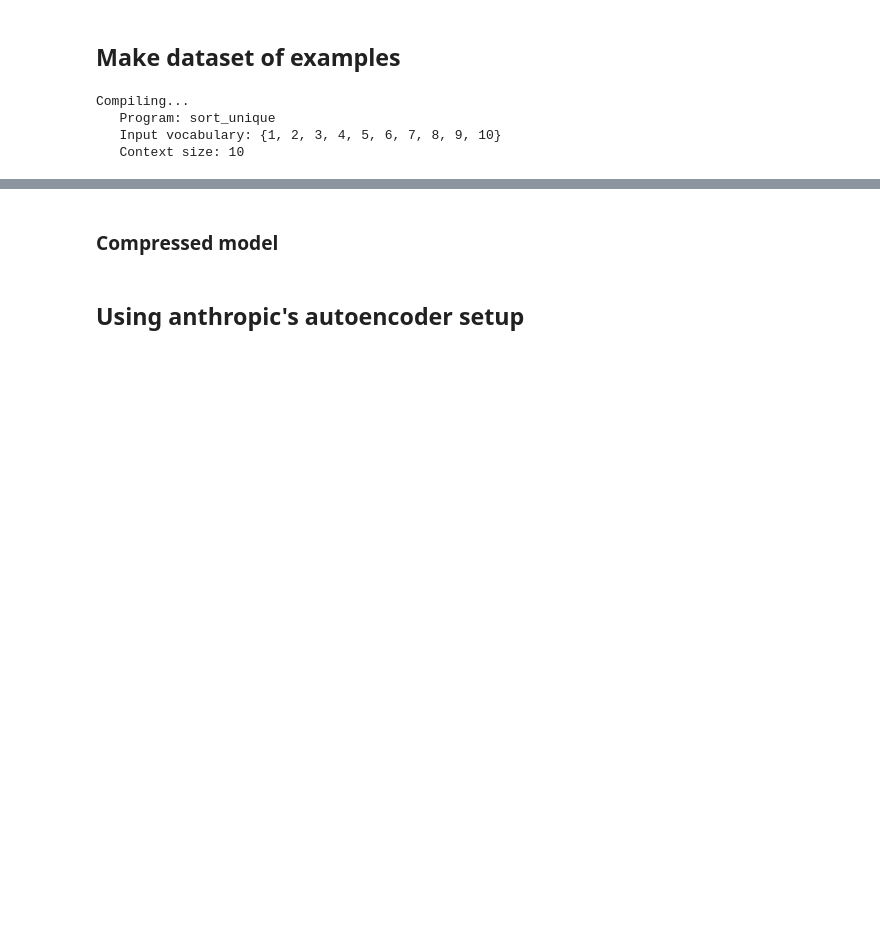
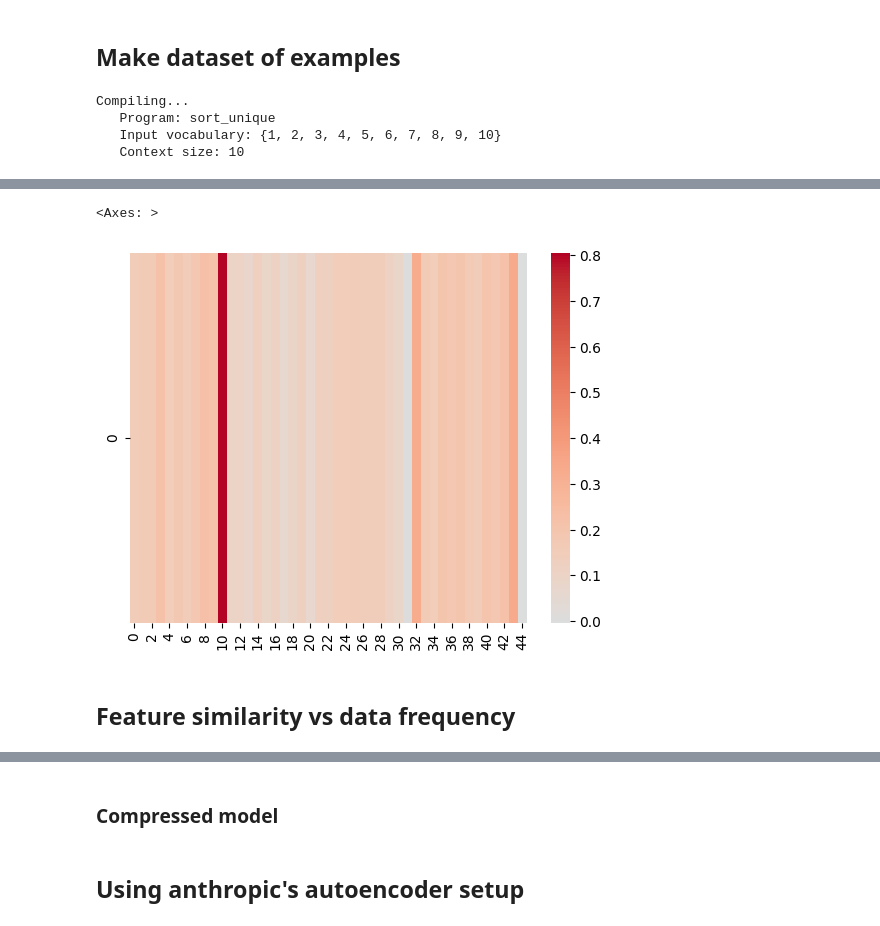
Before and after one commit to 0amp/feature_recovery, a Jupyter notebook: tracr/examples/ae_on_tracr.ipynb, the cells around one changed output, grey strips where cells are left out. Drawn from its saved outputs; the diff is of its cells as text; code cells hidden in the pictures; blank space fills up the shorter version.

```diff
--- a/tracr/examples/ae_on_tracr.ipynb
+++ b/tracr/examples/ae_on_tracr.ipynb
@@ -241,6 +242,23 @@ for d in tqdm(dataset):
       decoded = output.decoded[1:]
       check = sorted(d[1:])
       assert decoded == check, f"Expected {check}, got {decoded}"
+
+layer_outputs = np.array(layer_outputs).squeeze()
+residuals = np.array(residuals).squeeze()
+
+print(residuals.shape)
+# post_attn_1 = residuals[:, 1].squeeze()
+post_attn_1 = residuals
+print(post_attn_1.shape)
+
+# # combine dim 0 and 1 and 2
+post_attn_1 = np.reshape(post_attn_1, (-1, post_attn_1.shape[-1]))
+
+# # combine dim 0,1,2
+# post_attn_1 = np.concatenate(post_attn_1, axis=0)
+# post_attn_1 = np.concatenate(post_attn_1, axis=0)
+
+print(post_attn_1.shape)
 # %% [output]
 Compiling...
    Program: sort_unique
@@ -256,11 +266,0 @@ residuals.shape
-# %%
-post_attn_1 = residuals[:, 1].squeeze()
-
-# # combine dim 0 and 1
-post_attn_1 = np.concatenate(post_attn_1, axis=0)
-
-# # combine dim 0,1,2
-# post_attn_1 = np.concatenate(post_attn_1, axis=0)
-# post_attn_1 = np.concatenate(post_attn_1, axis=0)
-
-print(post_attn_1.shape)
@@ -460,0 +547,7 @@ residuals.shape
+# %%
+sns.heatmap(ae.decoder.bias.data[None, :], cmap='coolwarm', center=0)
+# %% [output]
+<Axes: >
+[figure, added]
+# %% [markdown]
+## Feature similarity vs data frequency
```
Also changed, not shown: parts of 19 cells of this notebook, 2 other files.
